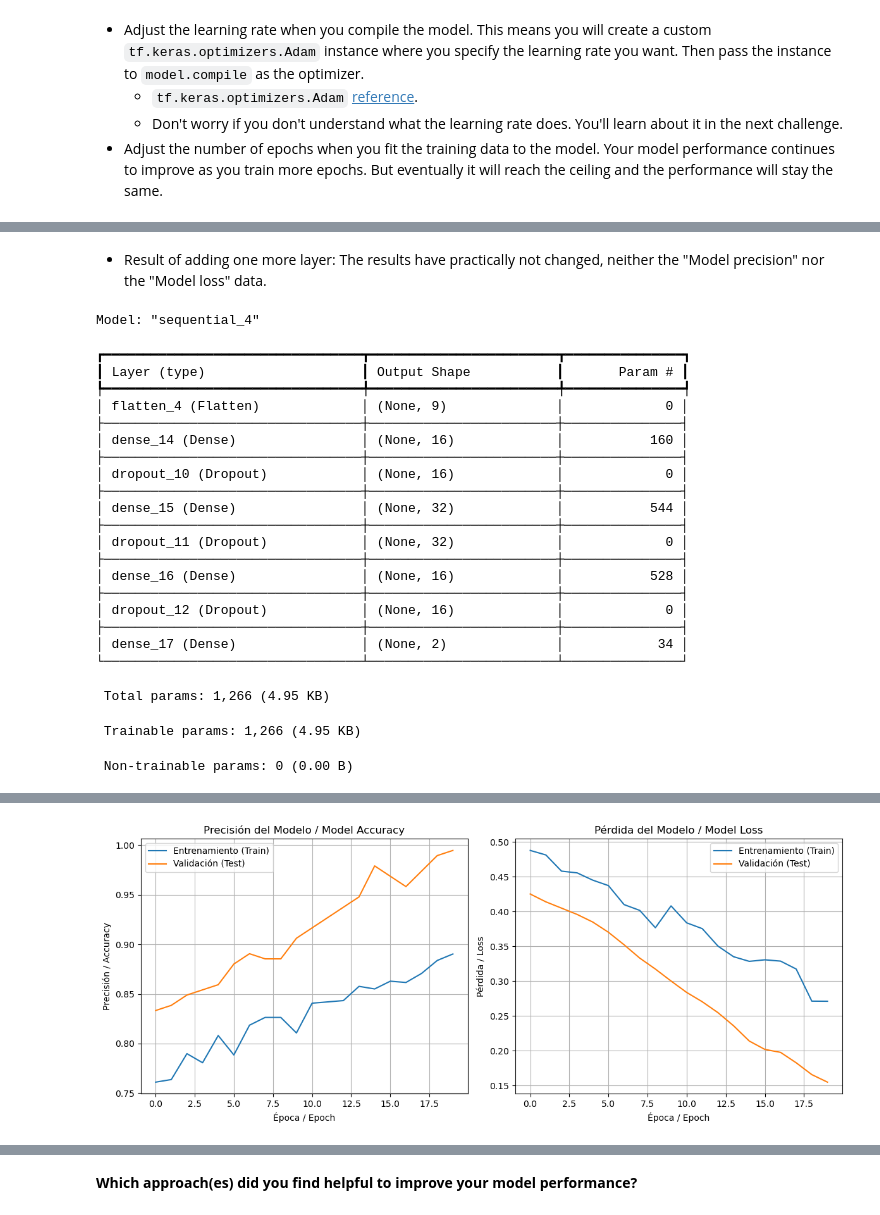
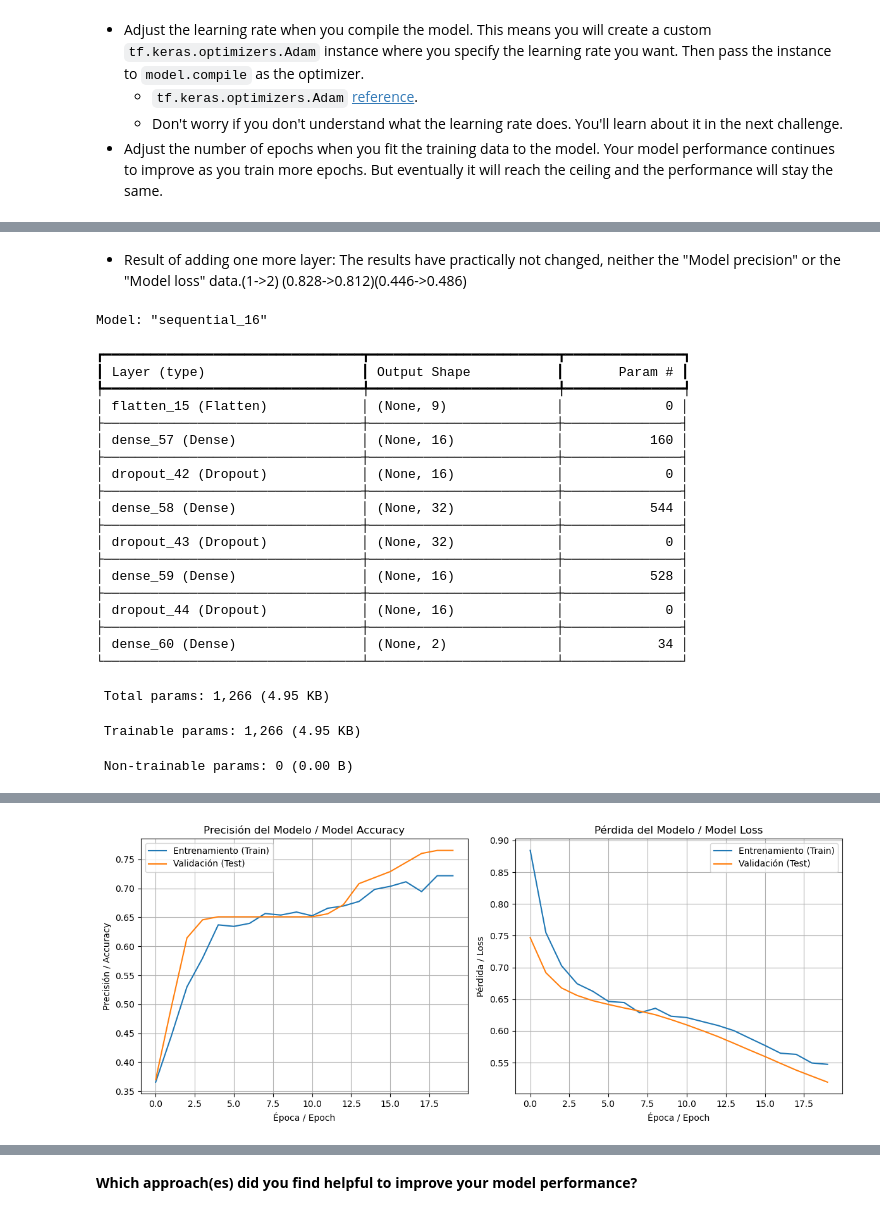
Before and after one commit to ironhack-labs/lab-neural-networks, a Jupyter notebook: your-code/challenge-1.ipynb, the cells around one changed output, grey strips where cells are left out. Cells and saved outputs as stored; diff of their text form; code cells hidden in the pictures.

```diff
--- a/your-code/challenge-1.ipynb
+++ b/your-code/challenge-1.ipynb
@@ -26,6 +26,7 @@ import pandas as pd
 
 # Cargar el archivo
 
-df = pd.read_csv(r'C:\Users\menot\Desktop\IRONHACK\week6\day1\lab-neural-networks\your-code\tic-tac-toe.csv')
-df.head()
+df = pd.read_csv(r'tic-tac-toe.csv')
+print(df.head())
+df.info()
 # %% [output]
@@ -123,7 +137,7 @@ tic_tac_toe_model = Sequential()
 ## Añadimos capas
 tic_tac_toe_model.add(Input(shape=(9,)))  #  define the input shape
 tic_tac_toe_model.add(Flatten())
-tic_tac_toe_model.add(Dense(16, activation='relu', input_shape=(9,)))
+tic_tac_toe_model.add(Dense(16, activation='relu'))
 tic_tac_toe_model.add(Dropout(0.2))
 tic_tac_toe_model.add(Dense(32, activation='relu'))
 tic_tac_toe_model.add(Dropout(0.2))
@@ -402,5 +416,5 @@ Epoch 20/20
 # %% [markdown]
-- Result of adding one more layer: The results have practically not changed, neither the "Model precision" nor the "Model loss" data.
+- Result of adding one more layer: The results have practically not changed, neither the "Model precision" or the "Model loss" data.(1->2) (0.828->0.812)(0.446->0.486)
 # %%
 import tensorflow as tf
 from tensorflow.keras.models import Sequential
@@ -439,7 +453,7 @@ tic_tac_toe_model3.summary()
 batch_size = 64
 epochs = 20
 
-history3 = tic_tac_toe_model2.fit(X_train_sc, y_train,
+history3 = tic_tac_toe_model3.fit(X_train_sc, y_train,
                                 batch_size=batch_size,
                                 epochs=epochs,
                                 verbose=1,
@@ -449,25 +463,25 @@ history3 = tic_tac_toe_model2.fit(X_train_sc, y_train,
 # Visualize results with your new function
 history_plot(history3)
 # %% [output]
-Model: "sequential_4"
+Model: "sequential_16"
 ┏━━━━━━━━━━━━━━━━━━━━━━━━━━━━━━━━━┳━━━━━━━━━━━━━━━━━━━━━━━━┳━━━━━━━━━━━━━━━┓
 ┃ Layer (type)                    ┃ Output Shape           ┃       Param # ┃
 ┡━━━━━━━━━━━━━━━━━━━━━━━━━━━━━━━━━╇━━━━━━━━━━━━━━━━━━━━━━━━╇━━━━━━━━━━━━━━━┩
-│ flatten_4 (Flatten)             │ (None, 9)              │             0 │
+│ flatten_15 (Flatten)            │ (None, 9)              │             0 │
 ├─────────────────────────────────┼────────────────────────┼───────────────┤
-│ dense_14 (Dense)                │ (None, 16)             │           160 │
+│ dense_57 (Dense)                │ (None, 16)             │           160 │
 ├─────────────────────────────────┼────────────────────────┼───────────────┤
-│ dropout_10 (Dropout)            │ (None, 16)             │             0 │
+│ dropout_42 (Dropout)            │ (None, 16)             │             0 │
 ├─────────────────────────────────┼────────────────────────┼───────────────┤
-│ dense_15 (Dense)                │ (None, 32)             │           544 │
+│ dense_58 (Dense)                │ (None, 32)             │           544 │
 ├─────────────────────────────────┼────────────────────────┼───────────────┤
-│ dropout_11 (Dropout)            │ (None, 32)             │             0 │
+│ dropout_43 (Dropout)            │ (None, 32)             │             0 │
 ├─────────────────────────────────┼────────────────────────┼───────────────┤
-│ dense_16 (Dense)                │ (None, 16)             │           528 │
+│ dense_59 (Dense)                │ (None, 16)             │           528 │
 ├─────────────────────────────────┼────────────────────────┼───────────────┤
-│ dropout_12 (Dropout)            │ (None, 16)             │             0 │
+│ dropout_44 (Dropout)            │ (None, 16)             │             0 │
 ├─────────────────────────────────┼────────────────────────┼───────────────┤
-│ dense_17 (Dense)                │ (None, 2)              │            34 │
+│ dense_60 (Dense)                │ (None, 2)              │            34 │
 └─────────────────────────────────┴────────────────────────┴───────────────┘
  Total params: 1,266 (4.95 KB)
  Trainable params: 1,266 (4.95 KB)
@@ -492 +506 @@ Epoch 20/20
-[figure, old version]
+[figure, new version]
```
Also changed, not shown: parts of 13 cells of this notebook, 1 other file.
